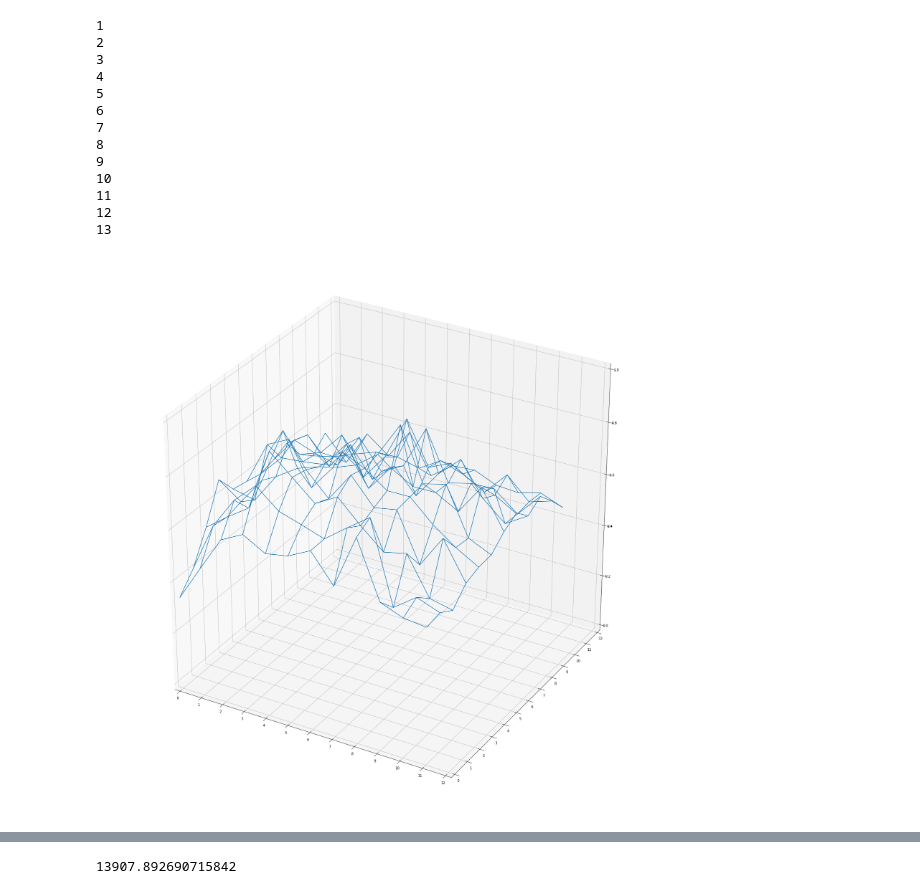
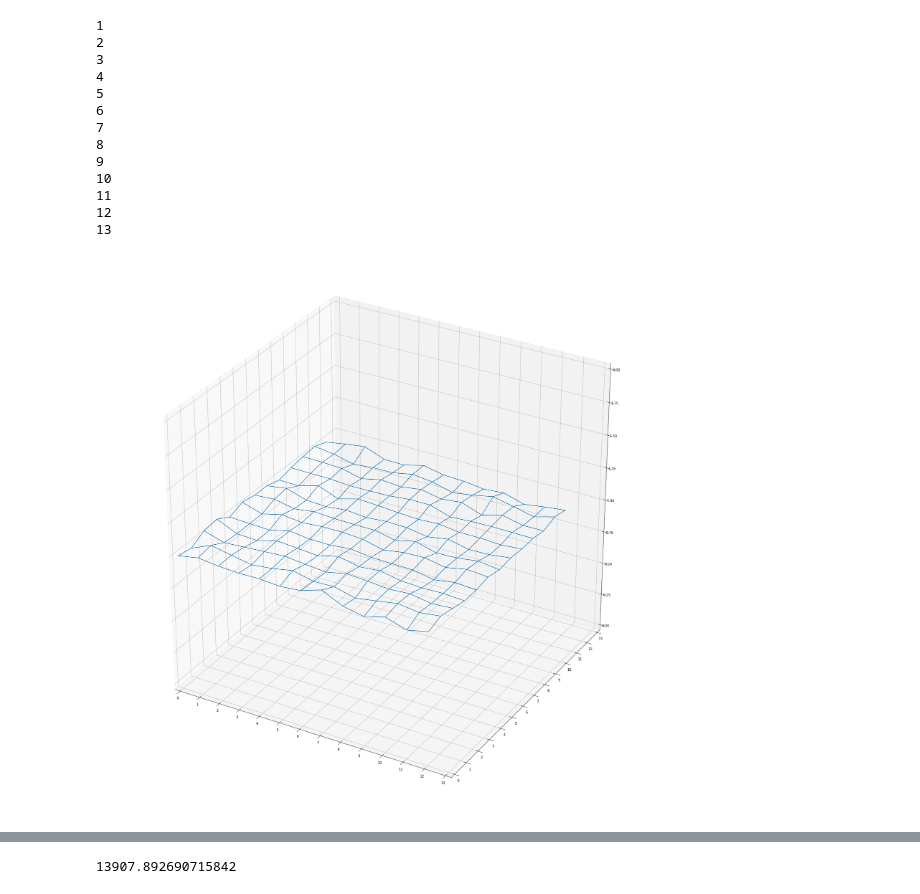
Before and after one commit to Satbek/-ourse-work-sem7, a Jupyter notebook: src/compare_ideal.ipynb, the cells around one changed output, grey strips where cells are left out. Cells and saved outputs as stored; diff of their text form; code cells hidden in the pictures.

```diff
--- a/src/compare_ideal.ipynb
+++ b/src/compare_ideal.ipynb
@@ -19,7 +19,7 @@ def draw_plot(z):
     fig = plt.figure(figsize=(30,30))
     ax = fig.gca(projection='3d')
     ax.plot_wireframe(x, y, z)
-    ax.set_zlim(0, 1)
+    ax.set_zlim(0, 2)
     ax.set_xlim(0,size)
     ax.set_ylim(0,size)
     from matplotlib.ticker import MultipleLocator, FormatStrFormatter
@@ -34,7 +34,8 @@ def draw_plot(z):
 def compare_ideal(i,j,M, noised = False, photons = 1):
     x,y = data.get_plane(-np.pi, np.pi, -np.pi, np.pi, M)
     im = my_exp(x,y,i,j)
-    grad_X, grad_Y = i * x * 1j * my_exp(x,y,i,j), j * y * 1j * my_exp(x,y,i,j)
+    h = 2*np.pi / 2**M
+    grad_X, grad_Y = i * 1j * my_exp(x,y,i,j) * h, j * 1j * my_exp(x,y,i,j) * h
     if (noised):
         #как зашумлять комплексные числа?
         grad_X = data.get_Poisson_noise(grad_X.real, photons) + 1j*data.get_Poisson_noise(grad_X.imag, photons)
@@ -58,7 +59,7 @@ def calc_z_ideal (M, noised = False, photons = 1):
             break
     return z
 # %%
-z = calc_z_ideal(7, True, 5)
+z = calc_z_ideal(7, True, 1)
 # %% [output]
 0
 1
@@ -75,6 +76,6 @@ z = calc_z_ideal(7, True, 5)
 12
 13
 # %%
-draw_plot(4*z[1:z.shape[0] // 10 + 1, 1:z.shape[0] // 10 + 1])
+draw_plot(z[0:z.shape[0] // 10 + 1, 0:z.shape[0] // 10 + 1])
 # %% [output]
-[figure, old version]
+[figure, new version]
```
Also changed, not shown: parts of 18 cells of this notebook, 15 other files.
